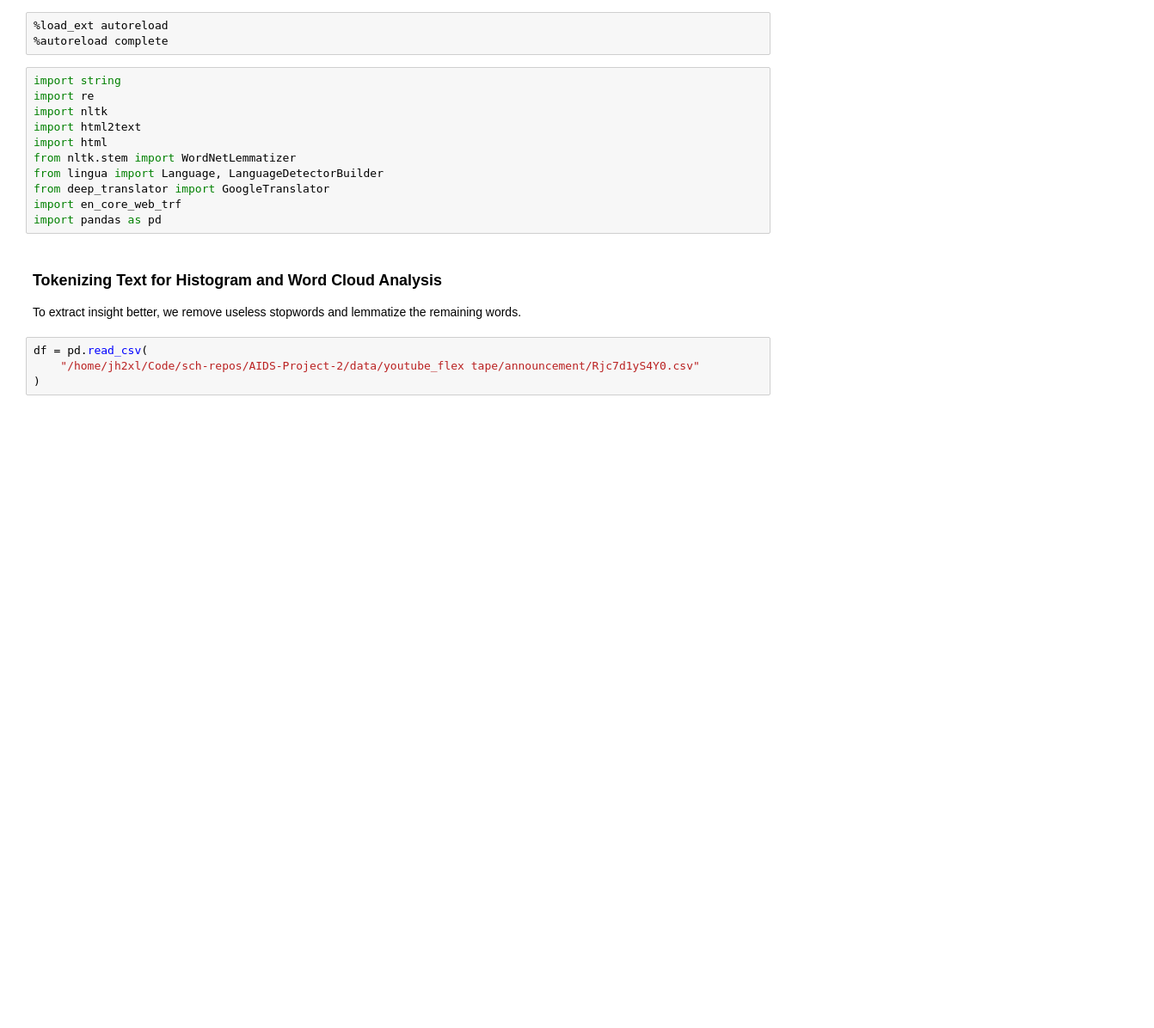
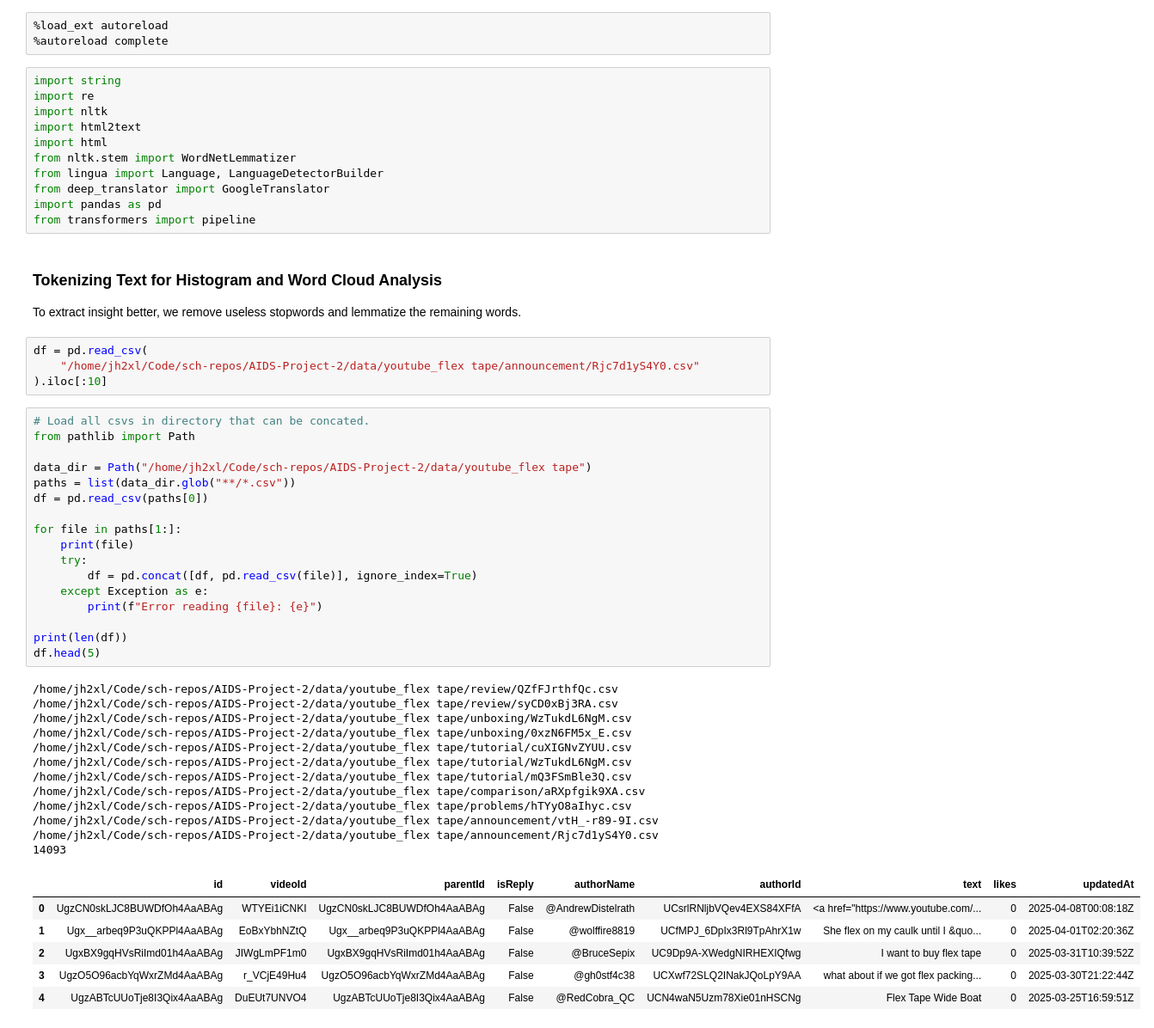
Before and after one commit to isaac8116/AIDS-Project-2, a Jupyter notebook: analyze/youtube_analysis.ipynb, the cells around one changed output. Shown: that part at 86% size. Saved outputs shown, nothing was run; the diff lists cells and outputs as text; blank space fills up the shorter version.

```diff
--- a/analyze/youtube_analysis.ipynb
+++ b/analyze/youtube_analysis.ipynb
@@ -12,15 +12,51 @@ import html
 from nltk.stem import WordNetLemmatizer
 from lingua import Language, LanguageDetectorBuilder
 from deep_translator import GoogleTranslator
-import en_core_web_trf
 import pandas as pd
+from transformers import pipeline
 # %% [markdown]
 ### Tokenizing Text for Histogram and Word Cloud Analysis
 To extract insight better, we remove useless stopwords and lemmatize the remaining words.
 # %%
 df = pd.read_csv(
     "/home/jh2xl/Code/sch-repos/AIDS-Project-2/data/youtube_flex tape/announcement/Rjc7d1yS4Y0.csv"
-)
+).iloc[:10]
+# %%
+# Load all csvs in directory that can be concated.
+from pathlib import Path
+
+data_dir = Path("/home/jh2xl/Code/sch-repos/AIDS-Project-2/data/youtube_flex tape")
+paths = list(data_dir.glob("**/*.csv"))
+df = pd.read_csv(paths[0])
+
+for file in paths[1:]:
+    print(file)
+    try:
+        df = pd.concat([df, pd.read_csv(file)], ignore_index=True)
+    except Exception as e:
+        print(f"Error reading {file}: {e}")
+
+print(len(df))
+df.head(5)
+# %% [output]
+/home/jh2xl/Code/sch-repos/AIDS-Project-2/data/youtube_flex tape/review/QZfFJrthfQc.csv
+/home/jh2xl/Code/sch-repos/AIDS-Project-2/data/youtube_flex tape/review/syCD0xBj3RA.csv
+/home/jh2xl/Code/sch-repos/AIDS-Project-2/data/youtube_flex tape/unboxing/WzTukdL6NgM.csv
+/home/jh2xl/Code/sch-repos/AIDS-Project-2/data/youtube_flex tape/unboxing/0xzN6FM5x_E.csv
+/home/jh2xl/Code/sch-repos/AIDS-Project-2/data/youtube_flex tape/tutorial/cuXIGNvZYUU.csv
+/home/jh2xl/Code/sch-repos/AIDS-Project-2/data/youtube_flex tape/tutorial/WzTukdL6NgM.csv
+/home/jh2xl/Code/sch-repos/AIDS-Project-2/data/youtube_flex tape/tutorial/mQ3FSmBle3Q.csv
+/home/jh2xl/Code/sch-repos/AIDS-Project-2/data/youtube_flex tape/comparison/aRXpfgik9XA.csv
+/home/jh2xl/Code/sch-repos/AIDS-Project-2/data/youtube_flex tape/problems/hTYyO8aIhyc.csv
+/home/jh2xl/Code/sch-repos/AIDS-Project-2/data/youtube_flex tape/announcement/vtH_-r89-9I.csv
+/home/jh2xl/Code/sch-repos/AIDS-Project-2/data/youtube_flex tape/announcement/Rjc7d1yS4Y0.csv
+14093
+|  | id | videoId | parentId | isReply | authorName | authorId | text | likes | updatedAt |
+| 0 | UgzCN0skLJC8BUWDfOh4AaABAg | WTYEi1iCNKI | UgzCN0skLJC8BUWDfOh4AaABAg | False | @AndrewDistelrath | UCsrlRNljbVQev4EXS84XFfA | <a href="https://www.youtube.com/... | 0 | 2025-04-08T00:08:18Z |
+| 1 | Ugx__arbeq9P3uQKPPl4AaABAg | EoBxYbhNZtQ | Ugx__arbeq9P3uQKPPl4AaABAg | False | @wolffire8819 | UCfMPJ_6DpIx3Rl9TpAhrX1w | She flex on my caulk until I &quo... | 0 | 2025-04-01T02:20:36Z |
+| 2 | UgxBX9gqHVsRiImd01h4AaABAg | JIWgLmPF1m0 | UgxBX9gqHVsRiImd01h4AaABAg | False | @BruceSepix | UC9Dp9A-XWedgNIRHEXIQfwg | I want to buy flex tape | 0 | 2025-03-31T10:39:52Z |
+| 3 | UgzO5O96acbYqWxrZMd4AaABAg | r_VCjE49Hu4 | UgzO5O96acbYqWxrZMd4AaABAg | False | @gh0stf4c38 | UCXwf72SLQ2INakJQoLpY9AA | what about if we got flex packing... | 0 | 2025-03-30T21:22:44Z |
+| 4 | UgzABTcUUoTje8I3Qix4AaABAg | DuEUt7UNVO4 | UgzABTcUUoTje8I3Qix4AaABAg | False | @RedCobra_QC | UCN4waN5Uzm78Xie01nHSCNg | Flex Tape Wide Boat | 0 | 2025-03-25T16:59:51Z |
 # %%
 h = html2text.HTML2Text()
 h.ignore_links = True
```
Also changed, not shown: parts of 7 cells of this notebook, 1 other file.
